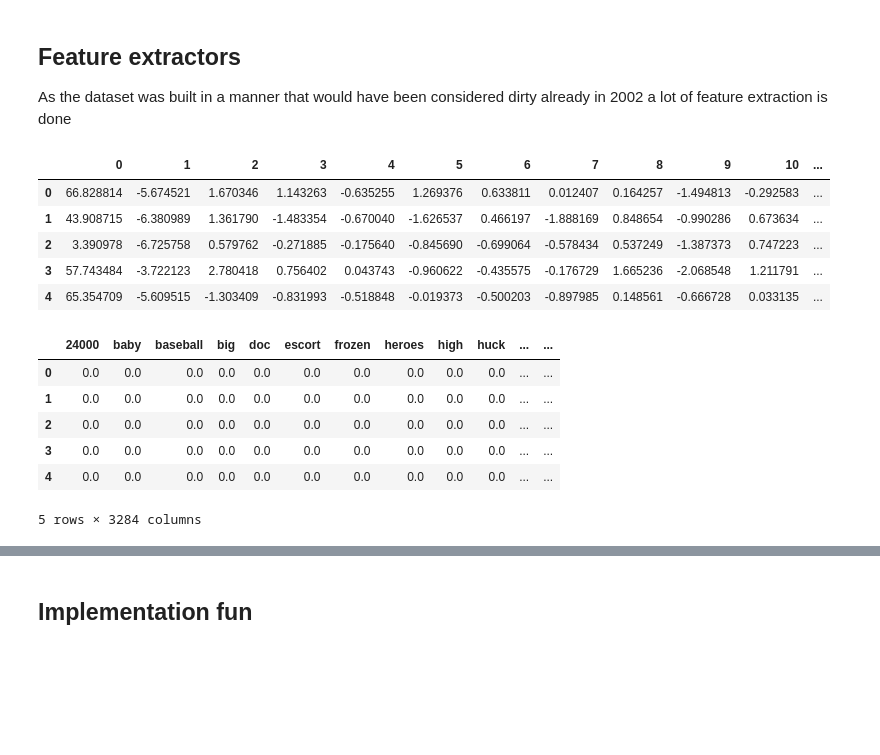
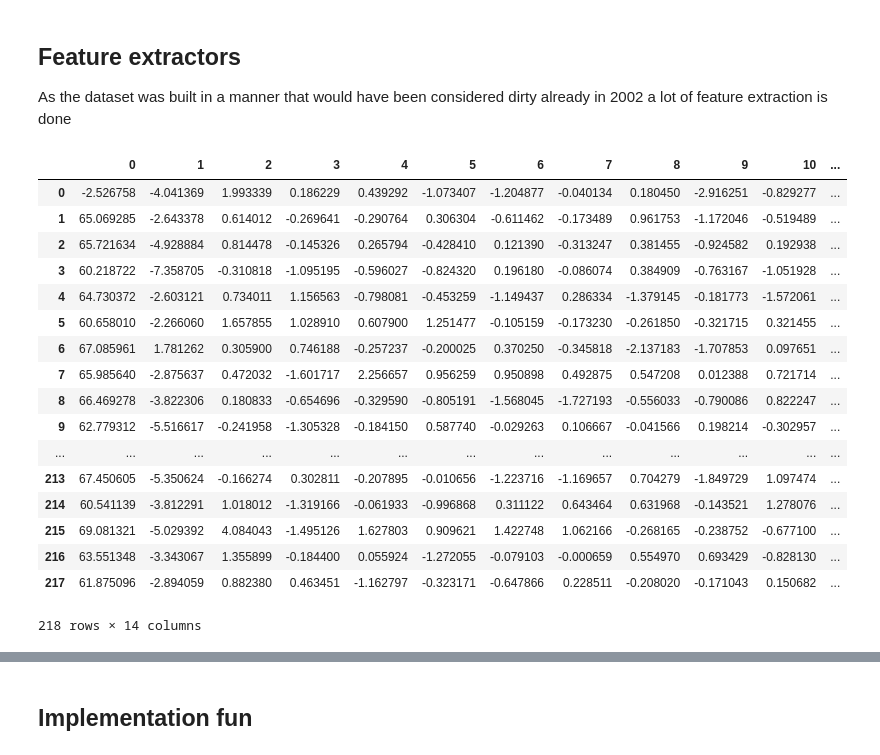
Before and after one commit to freecraver/tud_mmc_eval, a Jupyter notebook: TUD-MMC_mathias.ipynb, the cells around one changed output, grey strips where cells are left out. Drawn from its saved outputs; the diff is of its cells as text; code cells hidden in the pictures; blank space fills up the shorter version.

Commit message:
_mathias file is set up for using test_data

```diff
--- a/TUD-MMC_mathias.ipynb
+++ b/TUD-MMC_mathias.ipynb
@@ -17,6 +17,8 @@ vis_folder = "vis_descriptors/"
 metadata_folder = "XML/"
 
 train_entries_path = "res/CoeTraining.csv"
+test_entries_path = "res/CoeTestLabels.csv"
+testtrain_entries_path = "res/CoeTrainingTest.csv"
 # %% [markdown]
 ## Datasets
 
@@ -45,3 +47,19 @@ df_base_train.head(5)
 | 2 | A Million Ways to Die in the West | A_Million_Ways_to_Die_in_the_West | 1 |
 | 3 | A Single Man | A_Single_Man | 1 |
 | 4 | American Gangster | American_Gangster | 1 |
+# %%
+df_base_train = pd.read_csv(test_entries_path)
+df_base_train = df_base_train[df_base_train['file_name'] != '2_States'] # remove invalid entry
+
+#df_base_train.reset_index(inplace=True, drop=True)
+df_base_testtrain = pd.read_csv(testtrain_entries_path)
+#df_base_testtrain.sort_values(by='file_name', inplace=True)
+df_base_testtrain.reset_index(inplace=True, drop=True)
+
+df_base_train=pd.concat([df_base_train,df_base_testtrain])
+
+
+df_base_train.sort_values(by='file_name', inplace=True)
+df_base_train.reset_index(inplace=True, drop=True)
+df_targets_train = df_base_train['goodforairplanes'].astype(int)
+df_base_train
@@ -193,25 +230,43 @@ def get_all_meta_features(df, use_train=True):
     df_rated.columns = ['rated_' + x for x in df_rated.columns]
 
     return pd.concat([df_country, df_genre, df_language, df_rated, df_meta[['runtime', 'year', 'file_name']]], axis=1).reset_index(drop=True)
+# %%
+df_txt_train = get_all_text_features(df_base_train,use_train=False)
+
+df_txt_train = df_txt_train[df_txt_train['file_name'] != 'A_Fish_Called_Wanda']
+df_txt_train = df_txt_train[df_txt_train['file_name'] != 'Alexander_and_the_Terrible_Horrible_No_Good_Very_Bad_Day']
+df_txt_train = df_txt_train[df_txt_train['file_name'] != 'Good_Morning_Vietnam']
+df_txt_train = df_txt_train[df_txt_train['file_name'] != 'Love_Rosie']
+df_txt_train = df_txt_train[df_txt_train['file_name'] != 'The_Good_the_Bad_and_the_Ugly']
+df_txt_train.reset_index(inplace=True, drop=True)
+
+df_base_train = df_base_train[df_base_train['file_name'] != 'A_Fish_Called_Wanda']
+df_base_train = df_base_train[df_base_train['file_name'] != 'Alexander_and_the_Terrible_Horrible_No_Good_Very_Bad_Day']
+df_base_train = df_base_train[df_base_train['file_name'] != 'Good_Morning_Vietnam']
+df_base_train = df_base_train[df_base_train['file_name'] != 'Love_Rosie']
+df_base_train = df_base_train[df_base_train['file_name'] != 'The_Good_the_Bad_and_the_Ugly']
+df_base_train.reset_index(inplace=True, drop=True)
+df_targets_train = df_base_train['goodforairplanes'].astype(int)
 # %%
-df_audio_train = get_all_audio_features(df_base_train)
-df_audio_train.head(5)
+df_audio_train = get_all_audio_features(df_base_train,use_train=False)
+df_audio_train
 # %% [output]
 |  | 0 | 1 | 2 | 3 | 4 | 5 | 6 | 7 | 8 | 9 | 10 | ... |
-| 0 | 66.828814 | -5.674521 | 1.670346 | 1.143263 | -0.635255 | 1.269376 | 0.633811 | 0.012407 | 0.164257 | -1.494813 | -0.292583 | ... |
-| 1 | 43.908715 | -6.380989 | 1.361790 | -1.483354 | -0.670040 | -1.626537 | 0.466197 | -1.888169 | 0.848654 | -0.990286 | 0.673634 | ... |
-| 2 | 3.390978 | -6.725758 | 0.579762 | -0.271885 | -0.175640 | -0.845690 | -0.699064 | -0.578434 | 0.537249 | -1.387373 | 0.747223 | ... |
-| 3 | 57.743484 | -3.722123 | 2.780418 | 0.756402 | 0.043743 | -0.960622 | -0.435575 | -0.176729 | 1.665236 | -2.068548 | 1.211791 | ... |
-| 4 | 65.354709 | -5.609515 | -1.303409 | -0.831993 | -0.518848 | -0.019373 | -0.500203 | -0.897985 | 0.148561 | -0.666728 | 0.033135 | ... |
+| 0 | -2.526758 | -4.041369 | 1.993339 | 0.186229 | 0.439292 | -1.073407 | -1.204877 | -0.040134 | 0.180450 | -2.916251 | -0.829277 | ... |
+| 1 | 65.069285 | -2.643378 | 0.614012 | -0.269641 | -0.290764 | 0.306304 | -0.611462 | -0.173489 | 0.961753 | -1.172046 | -0.519489 | ... |
+| 2 | 65.721634 | -4.928884 | 0.814478 | -0.145326 | 0.265794 | -0.428410 | 0.121390 | -0.313247 | 0.381455 | -0.924582 | 0.192938 | ... |
+| 3 | 60.218722 | -7.358705 | -0.310818 | -1.095195 | -0.596027 | -0.824320 | 0.196180 | -0.086074 | 0.384909 | -0.763167 | -1.051928 | ... |
+| 4 | 64.730372 | -2.603121 | 0.734011 | 1.156563 | -0.798081 | -0.453259 | -1.149437 | 0.286334 | -1.379145 | -0.181773 | -1.572061 | ... |
+| 5 | 60.658010 | -2.266060 | 1.657855 | 1.028910 | 0.607900 | 1.251477 | -0.105159 | -0.173230 | -0.261850 | -0.321715 | 0.321455 | ... |
+| 6 | 67.085961 | 1.781262 | 0.305900 | 0.746188 | -0.257237 | -0.200025 | 0.370250 | -0.345818 | -2.137183 | -1.707853 | 0.097651 | ... |
+| 7 | 65.985640 | -2.875637 | 0.472032 | -1.601717 | 2.256657 | 0.956259 | 0.950898 | 0.492875 | 0.547208 | 0.012388 | 0.721714 | ... |
+| 8 | 66.469278 | -3.822306 | 0.180833 | -0.654696 | -0.329590 | -0.805191 | -1.568045 | -1.727193 | -0.556033 | -0.790086 | 0.822247 | ... |
+| 9 | 62.779312 | -5.516617 | -0.241958 | -1.305328 | -0.184150 | 0.587740 | -0.029263 | 0.106667 | -0.041566 | 0.198214 | -0.302957 | ... |
+| ... | ... | ... | ... | ... | ... | ... | ... | ... | ... | ... | ... | ... |
+| 213 | 67.450605 | -5.350624 | -0.166274 | 0.302811 | -0.207895 | -0.010656 | -1.223716 | -1.169657 | 0.704279 | -1.849729 | 1.097474 | ... |
+| 214 | 60.541139 | -3.812291 | 1.018012 | -1.319166 | -0.061933 | -0.996868 | 0.311122 | 0.643464 | 0.631968 | -0.143521 | 1.278076 | ... |
+| 215 | 69.081321 | -5.029392 | 4.084043 | -1.495126 | 1.627803 | 0.909621 | 1.422748 | 1.062166 | -0.268165 | -0.238752 | -0.677100 | ... |
+| 216 | 63.551348 | -3.343067 | 1.355899 | -0.184400 | 0.055924 | -1.272055 | -0.079103 | -0.000659 | 0.554970 | 0.693429 | -0.828130 | ... |
+| 217 | 61.875096 | -2.894059 | 0.882380 | 0.463451 | -1.162797 | -0.323171 | -0.647866 | 0.228511 | -0.208020 | -0.171043 | 0.150682 | ... |
+218 rows × 14 columns
-# %%
-df_txt_train = get_all_text_features(df_base_train)
-df_txt_train.head(5)
-# %% [output]
-|  | 24000 | baby | baseball | big | doc | escort | frozen | heroes | high | huck | ... | ... |
-| 0 | 0.0 | 0.0 | 0.0 | 0.0 | 0.0 | 0.0 | 0.0 | 0.0 | 0.0 | 0.0 | ... | ... |
-| 1 | 0.0 | 0.0 | 0.0 | 0.0 | 0.0 | 0.0 | 0.0 | 0.0 | 0.0 | 0.0 | ... | ... |
-| 2 | 0.0 | 0.0 | 0.0 | 0.0 | 0.0 | 0.0 | 0.0 | 0.0 | 0.0 | 0.0 | ... | ... |
-| 3 | 0.0 | 0.0 | 0.0 | 0.0 | 0.0 | 0.0 | 0.0 | 0.0 | 0.0 | 0.0 | ... | ... |
-| 4 | 0.0 | 0.0 | 0.0 | 0.0 | 0.0 | 0.0 | 0.0 | 0.0 | 0.0 | 0.0 | ... | ... |
-5 rows × 3284 columns
 # %%
```
Also changed, not shown: parts of 7 cells of this notebook, 1 other file.
